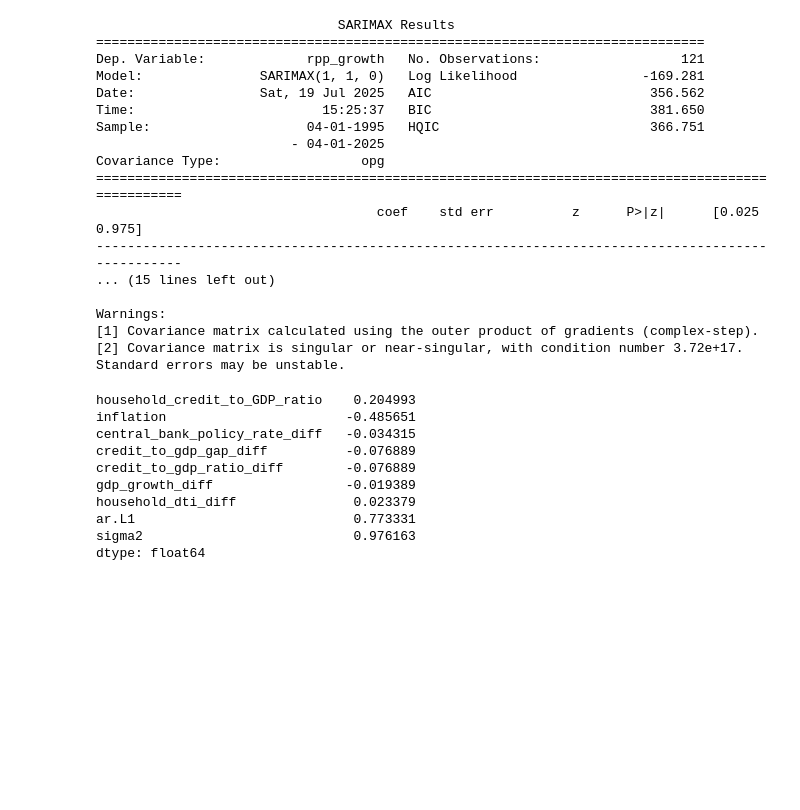
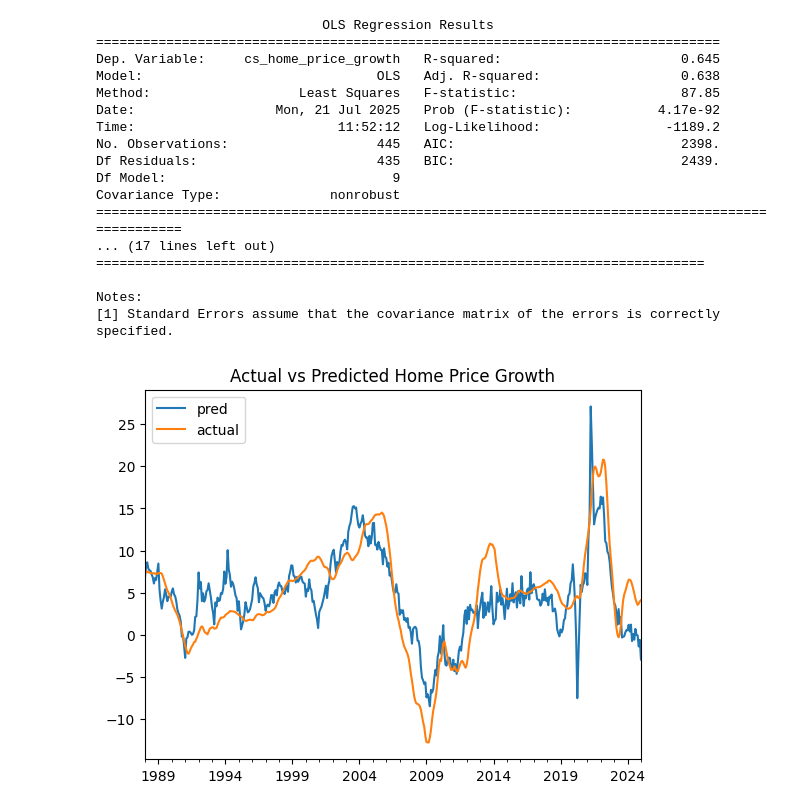
Before and after one commit to ericleonen/housing-bubble-index, a Jupyter notebook: notebooks/lib-test.ipynb, the cells around one changed output. Cells and saved outputs as stored; diff of their text form; code cells hidden in the pictures; blank space fills up the shorter version.

Commit message:
finalize scrath OLS factor model

```diff
--- a/notebooks/lib-test.ipynb
+++ b/notebooks/lib-test.ipynb
@@ -35,42 +5,44 @@ inflation is stationary
+# %%
+X = data.drop(columns=["cs_home_price_growth"])
+y = data["cs_home_price_growth"]
 # %%
-from statsmodels.tsa.statespace.sarimax import SARIMAX
+from statsmodels.regression.linear_model import OLS
+from statsmodels.api import add_constant
 
-model = SARIMAX(
-    y,
-    exog=X,
-    order=(1, 1, 0)
+X_with_const = add_constant(X)
+model = OLS(
+    endog=y,
+    exog=X_with_const
 )
 results = model.fit()
-
 print(results.summary())
 # %% [output]
-                               SARIMAX Results
+                             OLS Regression Results
+================================================================================
+Dep. Variable:     cs_home_price_growth   R-squared:                       0.645
+Model:                              OLS   Adj. R-squared:                  0.638
+Method:                   Least Squares   F-statistic:                     87.85
+Date:                  Mon, 21 Jul 2025   Prob (F-statistic):           4.17e-92
+Time:                          11:52:12   Log-Likelihood:                -1189.2
+No. Observations:                   445   AIC:                             2398.
+Df Residuals:                       435   BIC:                             2439.
+Df Model:                             9
+Covariance Type:              nonrobust
+=================================================================================================
+... (17 lines left out)
 ==============================================================================
-Dep. Variable:             rpp_growth   No. Observations:                  121
-Model:               SARIMAX(1, 1, 0)   Log Likelihood                -169.281
-Date:                Sat, 19 Jul 2025   AIC                            356.562
-Time:                        15:25:37   BIC                            381.650
-Sample:                    04-01-1995   HQIC                           366.751
-                         - 04-01-2025
-Covariance Type:                  opg
-=================================================================================================
-                                    coef    std err          z      P>|z|      [0.025      0.975]
--------------------------------------------------------------------------------------------------
-... (15 lines left out)
 
-Warnings:
-[1] Covariance matrix calculated using the outer product of gradients (complex-step).
-[2] Covariance matrix is singular or near-singular, with condition number 3.72e+17. Standard errors may be unstable.
+Notes:
+[1] Standard Errors assume that the covariance matrix of the errors is correctly specified.
-# %%
-results.params
-# %% [output]
-household_credit_to_GDP_ratio    0.204993
-inflation                       -0.485651
-central_bank_policy_rate_diff   -0.034315
-credit_to_gdp_gap_diff          -0.076889
-credit_to_gdp_ratio_diff        -0.076889
-gdp_growth_diff                 -0.019389
-household_dti_diff               0.023379
-ar.L1                            0.773331
-sigma2                           0.976163
-dtype: float64
+# %%
+import matplotlib.pyplot as plt
+import pandas as pd
+
+pred = pd.Series(results.get_prediction().predicted_mean, index=y.index)
+pred.plot(label="pred")
+y.plot(label="actual")
+plt.legend()
+plt.title("Actual vs Predicted Home Price Growth")
+plt.show()
+# %% [output]
+[figure, added]
```
Also changed, not shown: parts of 4 cells of this notebook, 6 other files.
